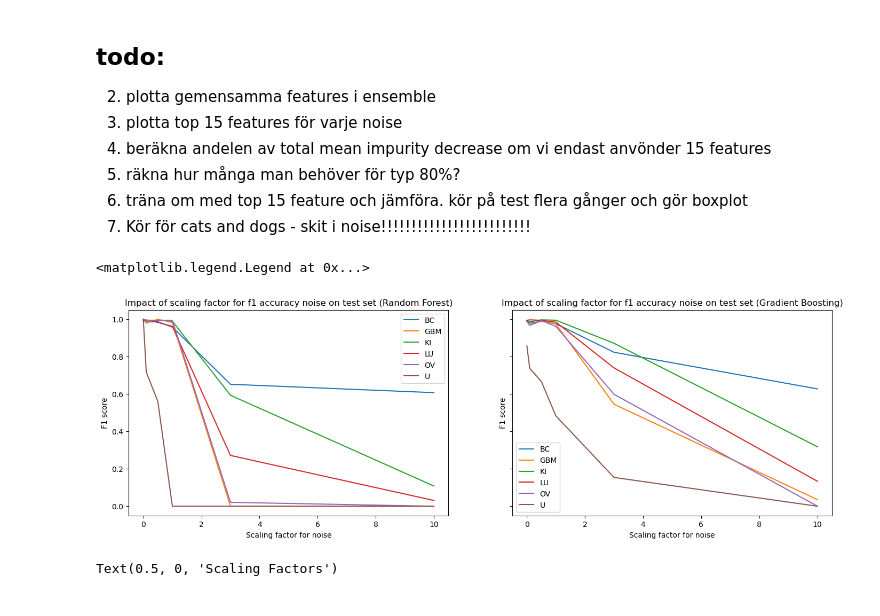
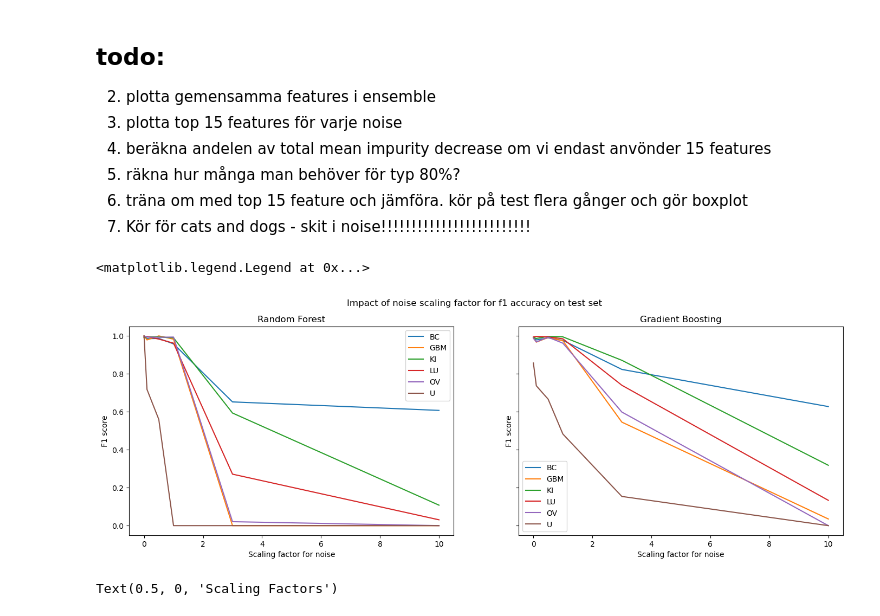
Before and after one commit to rikardradovac/Statistical-learning-for-big-data, a Jupyter notebook: AS2/project2_part1.ipynb, the cells around one changed output. Saved outputs shown, nothing was run; the diff lists cells and outputs as text; code cells hidden in the pictures.

```diff
--- a/AS2/project2_part1.ipynb
+++ b/AS2/project2_part1.ipynb
@@ -101,25 +101,26 @@ Gradient Boosting accuracy:  [0.9919571  0.98969072 0.99145299 0.99425287 0.9878
 # %%
 import matplotlib.pyplot as plt
 from sklearn.utils.multiclass import unique_labels
 
 fig, (ax1, ax2) = plt.subplots(1, 2, figsize=(17, 5), sharey=True)
 labels = unique_labels(y_test)
 
 ax1.plot(scaling_factors, accuracy_forest, label=labels)
 ax1.set_xlabel("Scaling factor for noise")
 ax1.set_ylabel("F1 score")
-ax1.set_title("Impact of scaling factor for f1 accuracy noise on test set (Random Forest)")
+ax1.set_title("Random Forest")
 ax1.legend()
 
 ax2.plot(scaling_factors, accuracy_boosting, label=labels)
 ax2.set_xlabel("Scaling factor for noise")
 ax2.set_ylabel("F1 score")
-ax2.set_title("Impact of scaling factor for f1 accuracy noise on test set (Gradient Boosting)")
+ax2.set_title("Gradient Boosting")
 
+fig.suptitle("Impact of noise scaling factor for f1 accuracy on test set")
 ax2.legend()
 # %% [output]
 <matplotlib.legend.Legend at 0x...>
-[figure, old version]
+[figure, new version]
 # %%
 import seaborn as sns
 
```
Also changed, not shown: parts of 5 cells of this notebook, 11 other files.
